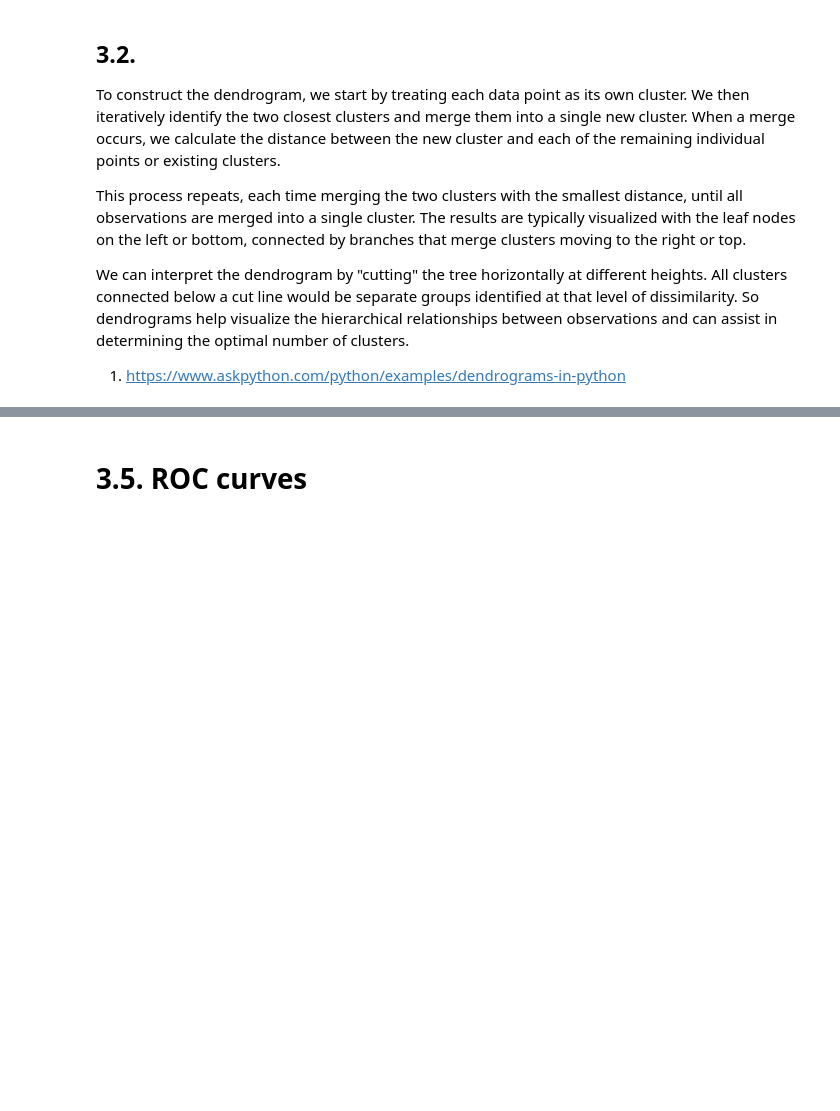
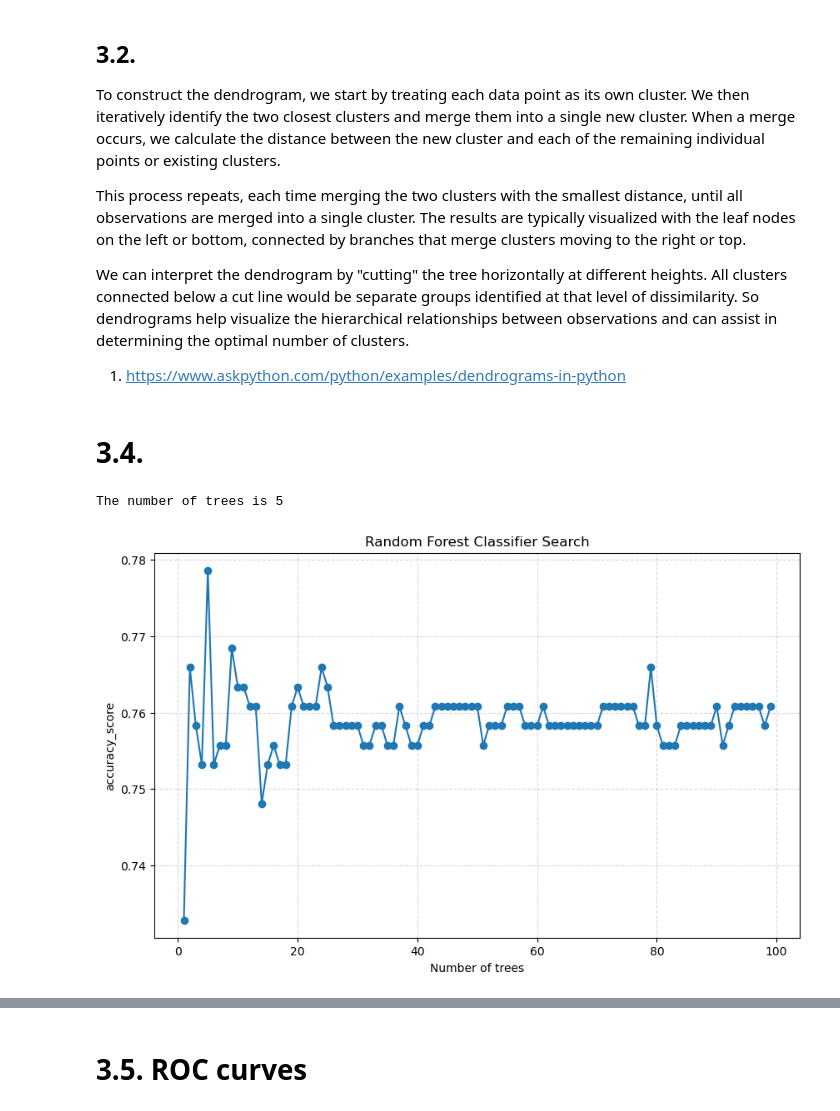
Before and after one commit to ntakirutimanapierre/The-Use-of-PCA-, a Jupyter notebook: pntakiru_DIAML_Assignment7.ipynb, the cells around one changed output, grey strips where cells are left out. Drawn from its saved outputs; the diff is of its cells as text; code cells hidden in the pictures; blank space fills up the shorter version.

```diff
--- a/pntakiru_DIAML_Assignment7.ipynb
+++ b/pntakiru_DIAML_Assignment7.ipynb
@@ -495,48 +526,67 @@ This process repeats, each time merging the two clusters with the smallest dista
 We can interpret the dendrogram by "cutting" the tree horizontally at different heights. All clusters connected below a cut line would be separate groups identified at that level of dissimilarity. So dendrograms help visualize the hierarchical relationships between observations and can assist in determining the optimal number of clusters.
 
 1. https://www.askpython.com/python/examples/dendrograms-in-python
+# %% [markdown]
+# 3.4.
 # %%
-from sklearn.metrics import classification_report
-from sklearn.model_selection import validation_curve
-from sklearn.model_selection import GridSearchCV
-from sklearn.metrics import accuracy_score
+
 
 
 df = pd.read_csv('titanic3.csv', usecols = ['survived', 'pclass', 'sex', 'age'])
 df['age'].fillna(df['age'].mean(), inplace = True)
 
 # get dummies
 df = pd.get_dummies(df, columns=['sex'], drop_first=True)
 
 
-# split data into train and test
-X_train, X_test, y_train, y_test = train_test_split(df.drop('survived', axis=1), df['survived'], test_size=0.3, random_state=42)
+
 # Create a random forest classifier
 
-metrics = {'accuracy_score':[], 'num estimators':[]}
-best_mode = None
-optimal_trees = None
+def random_forest_classifier(X_train, X_test, y_train, y_test, min_trees = 1, max_trees=100, want_a_plot = 'yes', criterion = accuracy_score):
 
-for i in range(1, 200):
-    rf_model = RandomForestClassifier(n_estimators=i, oob_score=True, random_state=42)
-    rf_model.fit(X_train, y_train)
-    y_pred = rf_model.predict(X_test)
-    accuracy = accuracy_score(y_test, y_pred)
+    criterion_name = criterion.__name__
+    metrics = {f'{criterion_name}':[], 'num estimators':[]}
+    best_model = None
+    optimal_trees = None
 
-    if i == 1:
-        best_mode = rf_model
-    else:
-        if accuracy > max(metrics['accuracy_score']):
-            best_mode = rf_model
-            optimal_trees = i
+
+    for i in range(min_trees, max_trees):
+        rf_model = RandomForestClassifier(n_estimators=i, oob_score=True, random_state=42)
+        rf_model.fit(X_train, y_train)
+        y_pred = rf_model.predict(X_test)
+        accuracy = criterion(y_test, y_pred)
+
+        if i == min_trees:
+            best_model = rf_model
         else:
-            pass
+            if accuracy > max(metrics[f'{criterion_name}']):
+                best_model = rf_model
+                optimal_trees = i
+            else:
+                pass
 
-    metrics['accuracy_score'].append(accuracy)
-    metrics['num estimators'].append(i)
+        metrics[f'{criterion_name}'].append(accuracy)
+        metrics['num estimators'].append(i)
 
-print(f'The number of trees is {optimal_trees}')
+    print(f'The number of trees is {optimal_trees}')
 
-plt.plot(metrics['num estimators'], metrics['accuracy_score'], '-o')
-plt.grid(True, which='both', linestyle='--', color='gray', alpha = 0.3)
-plt.show()
+    if want_a_plot.upper() == 'YES':
+        plt.figure(figsize=(10, 6))
+        plt.plot(metrics['num estimators'], metrics[f'{criterion_name}'], '-o')
+        plt.grid(True, which='both', linestyle='--', color='gray', alpha = 0.3)
+        plt.xlabel('Number of trees')
+        plt.ylabel(f'{criterion_name}')
+        plt.title('Random Forest Classifier Search')
+        plt.show()
+
+    return best_model, optimal_trees, metrics
+
+X = df.drop('survived', axis=1)
+y = df['survived']
+# split the data
+X_train, X_test, y_train, y_test = train_test_split(X, y, test_size=0.3, random_state=42)
+
+best_model, optimal_trees, metrics  = random_forest_classifier(X_train, X_test, y_train, y_test)
+# %% [output]
+The number of trees is 5
+[figure, added]
```
Also changed, not shown: parts of 15 cells of this notebook.
